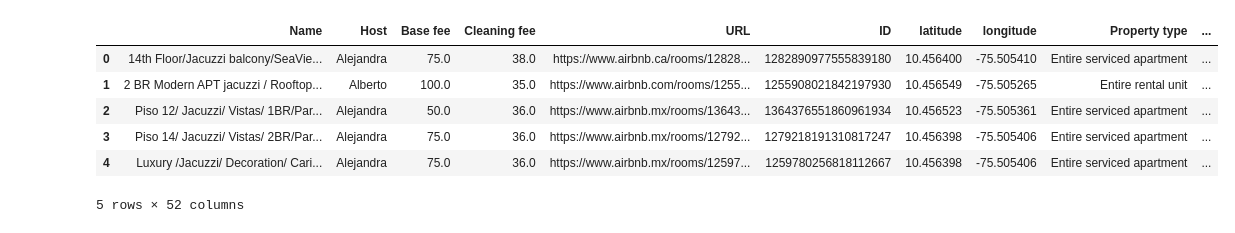
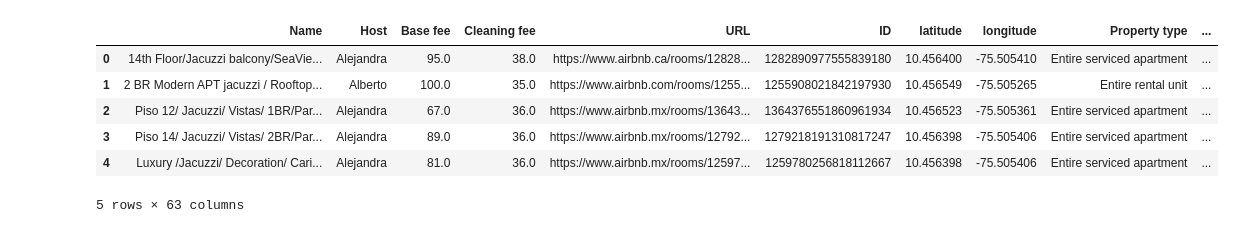
Before and after one commit to bacaSantiago/Time-series-TDA-, a Jupyter notebook: testTDA.ipynb, the cells around one changed output. Drawn from its saved outputs; the diff is of its cells as text; code cells hidden in the pictures.

```diff
--- a/testTDA.ipynb
+++ b/testTDA.ipynb
@@ -1,35 +1,34 @@
 # %%
 import pandas as pd
 import sqlite3
 import matplotlib.pyplot as plt
 conn = sqlite3.connect("airbnb_cartagena.sqlite")
 df_attributes = pd.read_sql_query("SELECT * FROM Attributes", conn)
 df_time_series = pd.read_sql_query("SELECT * FROM TimeSeriesInterpolated", conn)
 conn.close()
 
 
-df_attributes=df_attributes[['Name', 'Host', 'Base fee', 'Cleaning fee', 'URL', 'ID', 'latitude',
+'''df_attributes=df_attributes[['Name', 'Host', 'Base fee', 'Cleaning fee', 'URL', 'ID', 'latitude',
        'longitude', 'Property type', 'Person capacity', 'accuracy_rating',
        'checking_rating', 'cleanliness_rating', 'communication_rating',
        'location_rating', 'value_rating', 'satisfaction_rating', 'Reviews',
        'Bedrooms', 'Beds', 'Baths', 'City skyline view', 'Beach view',
        'Sea/Lake view', 'Hot water', 'Jacuzzi', 'Shared pool', 'Shared gym',
        'Patio or balcony', 'Outdoor furniture', 'Outdoor playground',
        'Elevator', 'Carport', 'Dedicated workspace', 'AC', 'Heating', 'TV',
        'Cable TV', 'Wifi', 'Laundry service', 'Kitchen', 'Dining table',
        'Microwave', 'Dishes and silverware', 'Refrigerator', 'Stove',
         'Washer', 'Pets allowed',
      'Crib',
-        'Security cameras', 'Lock on door', 'Keypad']]
+        'Security cameras', 'Lock on door', 'Keypad']]'''
 
-#relación de equivalencia función piso*10
-df_attributes["Base fee"]=df_attributes["Base fee"].map(lambda x:  min(x//25*25,125) )
+#df_attributes["Base fee"]=df_attributes["Base fee"].map(lambda x:  min(x//35*35+15,105+15))
 df_attributes.head()
 # %% [output]
 |  | Name | Host | Base fee | Cleaning fee | URL | ID | latitude | longitude | Property type | ... |
-| 0 | 14th Floor/Jacuzzi balcony/SeaVie... | Alejandra | 75.0 | 38.0 | https://www.airbnb.ca/rooms/12828... | 1282890977555839180 | 10.456400 | -75.505410 | Entire serviced apartment | ... |
+| 0 | 14th Floor/Jacuzzi balcony/SeaVie... | Alejandra | 95.0 | 38.0 | https://www.airbnb.ca/rooms/12828... | 1282890977555839180 | 10.456400 | -75.505410 | Entire serviced apartment | ... |
 | 1 | 2 BR Modern APT jacuzzi / Rooftop... | Alberto | 100.0 | 35.0 | https://www.airbnb.com/rooms/1255... | 1255908021842197930 | 10.456549 | -75.505265 | Entire rental unit | ... |
-| 2 | Piso 12/ Jacuzzi/ Vistas/ 1BR/Par... | Alejandra | 50.0 | 36.0 | https://www.airbnb.mx/rooms/13643... | 1364376551860961934 | 10.456523 | -75.505361 | Entire serviced apartment | ... |
-| 3 | Piso 14/ Jacuzzi/ Vistas/ 2BR/Par... | Alejandra | 75.0 | 36.0 | https://www.airbnb.mx/rooms/12792... | 1279218191310817247 | 10.456398 | -75.505406 | Entire serviced apartment | ... |
-| 4 | Luxury /Jacuzzi/ Decoration/ Cari... | Alejandra | 75.0 | 36.0 | https://www.airbnb.mx/rooms/12597... | 1259780256818112667 | 10.456398 | -75.505406 | Entire serviced apartment | ... |
+| 2 | Piso 12/ Jacuzzi/ Vistas/ 1BR/Par... | Alejandra | 67.0 | 36.0 | https://www.airbnb.mx/rooms/13643... | 1364376551860961934 | 10.456523 | -75.505361 | Entire serviced apartment | ... |
+| 3 | Piso 14/ Jacuzzi/ Vistas/ 2BR/Par... | Alejandra | 89.0 | 36.0 | https://www.airbnb.mx/rooms/12792... | 1279218191310817247 | 10.456398 | -75.505406 | Entire serviced apartment | ... |
+| 4 | Luxury /Jacuzzi/ Decoration/ Cari... | Alejandra | 81.0 | 36.0 | https://www.airbnb.mx/rooms/12597... | 1259780256818112667 | 10.456398 | -75.505406 | Entire serviced apartment | ... |
-5 rows × 52 columns
+5 rows × 63 columns
```
Also changed, not shown: parts of 20 cells of this notebook, 1 other file.
